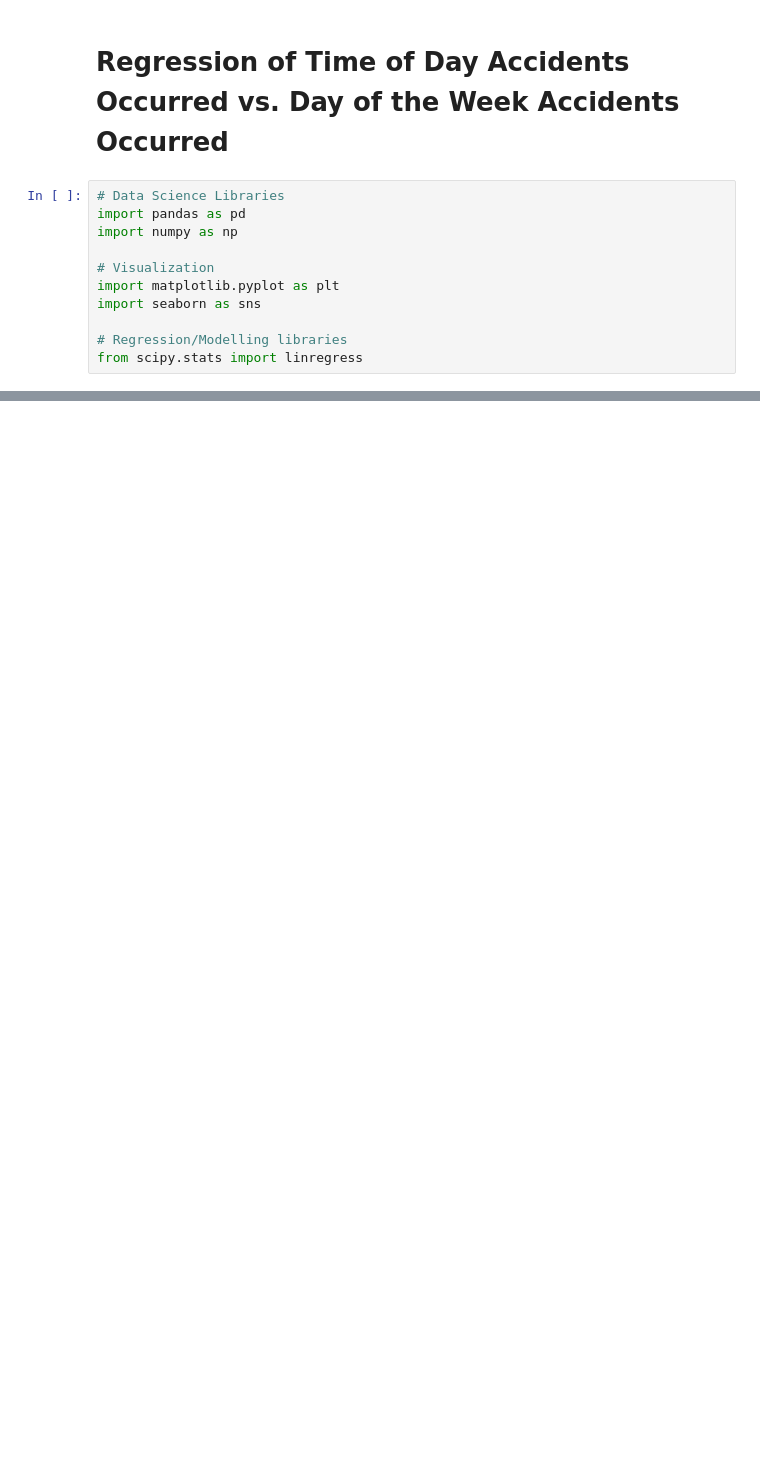
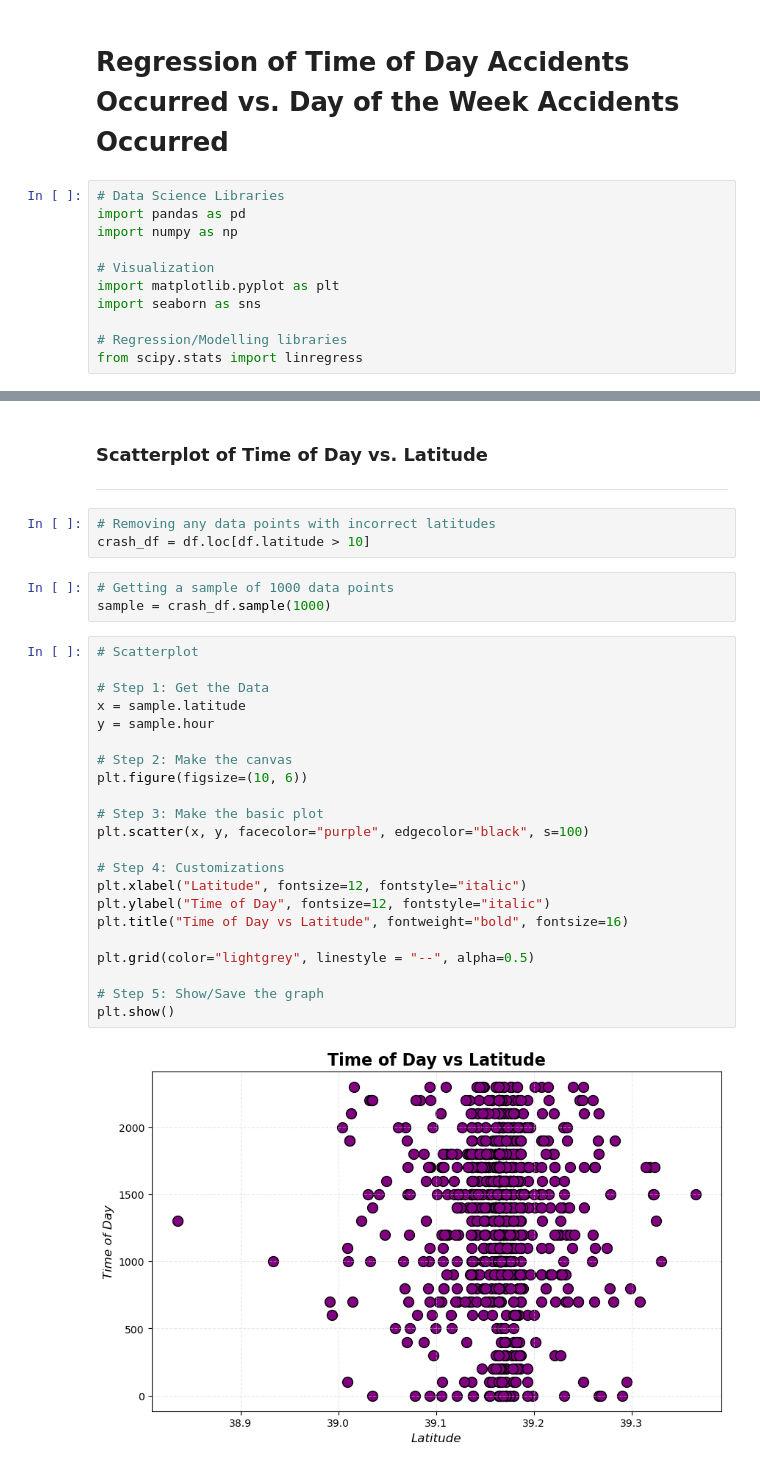
Before and after one commit to martabaker/ds-project-1-group-11, a Jupyter notebook: Regression/Regression.ipynb, the cells around one changed output, grey strips where cells are left out. Saved outputs shown, nothing was run; the diff lists cells and outputs as text; blank space fills up the shorter version.

```diff
--- a/Regression/Regression.ipynb
+++ b/Regression/Regression.ipynb
@@ -24,3 +24,36 @@ df.head()
 | 2 | 2 | 2015 | 1 | 6 | 2300.0 | 2-Car | Non-incapacitating | DISREGARD SIGNAL/REG SIGN | ... |
 | 3 | 3 | 2015 | 1 | 7 | 900.0 | 2-Car | Non-incapacitating | FAILURE TO YIELD RIGHT OF WAY | ... |
 | 4 | 4 | 2015 | 1 | 7 | 1100.0 | 2-Car | No injury/unknown | FAILURE TO YIELD RIGHT OF WAY | ... |
+# %% [markdown]
+### Scatterplot of Time of Day vs. Latitude
+---
+# %%
+# Removing any data points with incorrect latitudes
+crash_df = df.loc[df.latitude > 10]
+# %%
+# Getting a sample of 1000 data points
+sample = crash_df.sample(1000)
+# %%
+# Scatterplot
+
+# Step 1: Get the Data
+x = sample.latitude
+y = sample.hour
+
+# Step 2: Make the canvas
+plt.figure(figsize=(10, 6))
+
+# Step 3: Make the basic plot
+plt.scatter(x, y, facecolor="purple", edgecolor="black", s=100)
+
+# Step 4: Customizations
+plt.xlabel("Latitude", fontsize=12, fontstyle="italic")
+plt.ylabel("Time of Day", fontsize=12, fontstyle="italic")
+plt.title("Time of Day vs Latitude", fontweight="bold", fontsize=16)
+
+plt.grid(color="lightgrey", linestyle = "--", alpha=0.5)
+
+# Step 5: Show/Save the graph
+plt.show()
+# %% [output]
+[figure, added]
```
Also changed, not shown: parts of 2 cells of this notebook.
